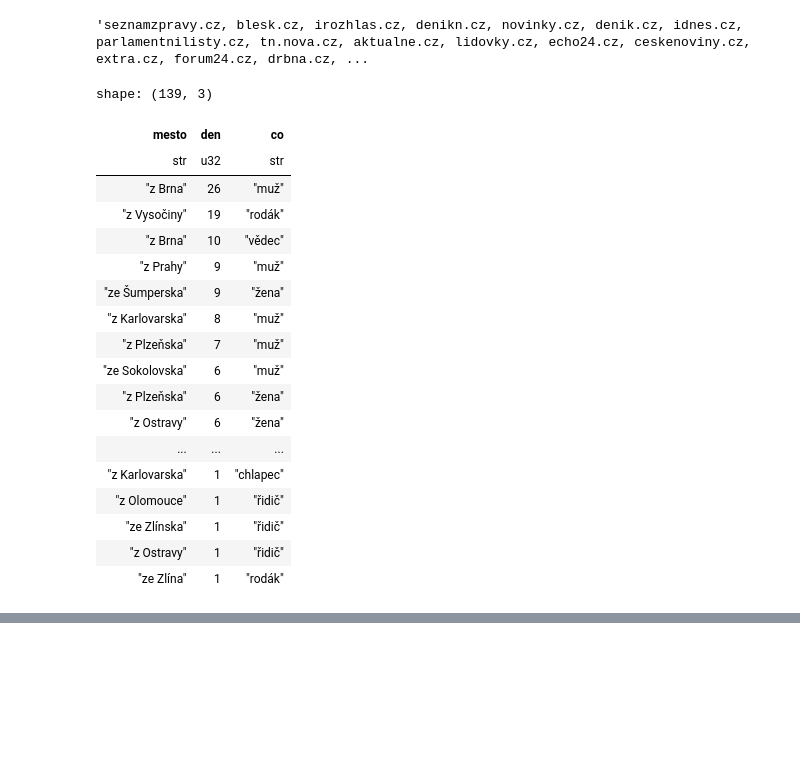
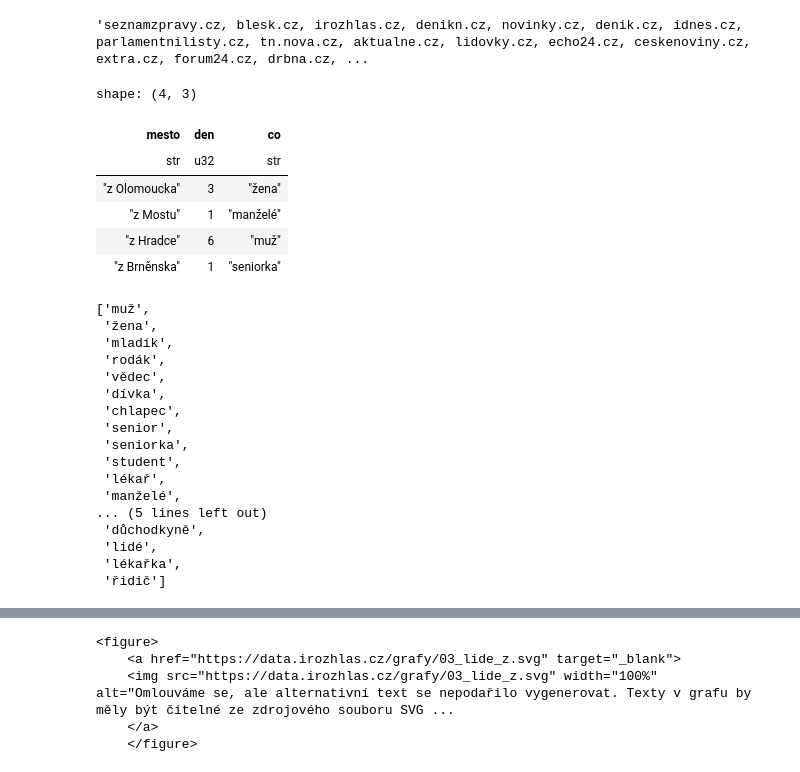
Before and after one commit to michalkasparek/sloupky-pro-host, a Jupyter notebook: 03_muz_z.ipynb, the cells around one changed output, grey strips where cells are left out. Drawn from its saved outputs; the diff is of its cells as text; code cells hidden in the pictures; blank space fills up the shorter version.

```diff
--- a/03_muz_z.ipynb
+++ b/03_muz_z.ipynb
@@ -58,13 +85,13 @@ do_grafu_df = pl.concat(
         najdi_vyskyty("muž",r"(?i)muž(e|i|em|ích|ům|ovi|ů){0,1} ze{0,1} "),
         najdi_vyskyty("mladík",r"(?i)mladí(k|ka|kovi|ku|kem|ci|ky|ků|kům|kách|cích){0,1} ze{0,1} "),
         najdi_vyskyty("lidé",r"(?i)lid(é|í|mi|em|ech) ze{0,1} "),
-        najdi_vyskyty("děti",r"(?i)dět(i|í|em|ech) ze{0,1} "),
+        najdi_vyskyty("dítě",r"(?i)d(ěti|ětí|ětem|ětech|ítě|ítětem|ítěti|ítěte) ze{0,1} "),
         najdi_vyskyty("žena",r"(?i)žen(a|y|u|ě|ou|ami|ách|ám){0,1} ze{0,1} "),
         najdi_vyskyty("dívka",r"(?i)dív(ka|kou|ce|ek|ky|kám|kách|kami) ze{0,1} "),
         najdi_vyskyty("stařík","(?i)staří(k|ka|kovi|ku|kem|ci|ky|kům|kách|cích){0,1} ze{0,1} "),
         najdi_vyskyty("rodačka",r"(?i)rodač(ka|ky|kou|kách|ce|kami){0,1} ze{0,1} "),
         najdi_vyskyty("důchodce",r"(?i)důchodc(e|i|em|ovi|ům|ích){0,1} ze{0,1} "),
-        najdi_vyskyty("senior",r"(?i)senio[rř](u|ovi|em|a|i|ům|ech|y){0,1} ze{0,1} "),
+        najdi_vyskyty("senior",r"(?i)senio[rř](a|em|i|u|ovi|r|y|ům|ech){0,1} ze{0,1} "),
         najdi_vyskyty("studentka",r"(?i)student[kc](a|ou|e|ek|y|ám|ami|ách){0,1} ze{0,1} "),
         najdi_vyskyty("manželé",r"(?i)manžel(é|ům|y|ech|ové) ze{0,1} "),
         najdi_vyskyty("kamarádi",r"(?i)kamarád(i|ům|ech|ů) ze{0,1} "),
@@ -78,7 +105,6 @@ do_grafu_df = pl.concat(
         najdi_vyskyty("bezdomovec",r"(?i)bezdomov(ec|ci|covi|ce|cem|ci|cům|cích){0,1} ze{0,1} "),
         najdi_vyskyty("seniorka",r"(?i)senior[kc](a|e|y|ou|ám|ách|ami){0,1} ze{0,1} "),
         najdi_vyskyty("důchodkyně",r"(?i)důchodk(yně|yni|yní|yněmi|yních){0,1} ze{0,1} "),
-        najdi_vyskyty("senior",r"(?i)senio[rř](a|em|i|u|ovi|r|y|ům|ech){0,1} ze{0,1} "),
         najdi_vyskyty("školák",r"(?i)školá[kc](a|em|u|ovi|r|y|ům|ech|ích){0,1} ze{0,1} "),
         najdi_vyskyty("školačka",r"(?i)školač[kc](a|ou|y|ami|ách|ek){0,1} ze{0,1} "),
         najdi_vyskyty("přátelé",r"(?i)přátel(e|é|i|ům|ích|ech|y){0,1} ze{0,1} "),
@@ -94,7 +120,7 @@ do_grafu_df = pl.concat(
         najdi_vyskyty("lékař",r"(?i)lékař(e|i|em|u|ovi|ům|y|ů|ích){0,1} ze{0,1} "),
         najdi_vyskyty("doktor",r"(?i)dokto[rř](a|em|u|ovi|i|ech|ům|y|ích){0,1} ze{0,1} "),
         najdi_vyskyty("lékařka",r"(?i)lékař(ka|kou|ce|ky|kami|ek|kách){0,1} ze{0,1} "),
-        najdi_vyskyty("doktorka",r"(?i)doktor(ka|kou|ce|ky|kami|ek|kách){0,1} ze{0,1} "),
+        najdi_vyskyty("doktorka",r"(?i)doktor(ka|kou|ce|ky|kami|ek|kách){0,1} ze{0,1} ")
     ]
 )
 # %%
@@ -114,7 +140,9 @@ nechceme = [
     'z USA',
     'z US',
     'z Německa',
-    'z Gazy'
+    'z Gazy',
+    'z Ruska',
+    'z Bohnic'
 ]
 
 do_grafu = do_grafu_df.filter(
@@ -140,29 +168,41 @@ filtr_cetnosti = (
 
 do_grafu = do_grafu.filter(pl.col("co").is_in(filtr_cetnosti))
 
+aspon_x_lidi = do_grafu.group_by("mesto").agg(pl.col("co").unique().len()).filter(pl.col("co") >= 3).select(pl.col("mesto")).to_series().to_list()
+
+do_grafu = do_grafu.filter(pl.col("mesto").is_in(aspon_x_lidi))
+
 poradi_kategorii = do_grafu.group_by("co").agg(pl.col("den").sum()).sort(by="den",descending=True).select(pl.col("co")).to_series().to_list()
-
-do_grafu
-# %% [output]
-shape: (139, 3)
-| mesto | den | co |
-| str | u32 | str |
-| "z Brna" | 26 | "muž" |
-| "z Vysočiny" | 19 | "rodák" |
-| "z Brna" | 10 | "vědec" |
-| "z Prahy" | 9 | "muž" |
-| "ze Šumperska" | 9 | "žena" |
-| "z Karlovarska" | 8 | "muž" |
-| "z Plzeňska" | 7 | "muž" |
-| "ze Sokolovska" | 6 | "muž" |
-| "z Plzeňska" | 6 | "žena" |
-| "z Ostravy" | 6 | "žena" |
-| ... | ... | ... |
-| "z Karlovarska" | 1 | "chlapec" |
-| "z Olomouce" | 1 | "řidič" |
-| "ze Zlínska" | 1 | "řidič" |
-| "z Ostravy" | 1 | "řidič" |
-| "ze Zlína" | 1 | "rodák" |
+# %%
+do_grafu.sample(4)
+# %% [output]
+shape: (4, 3)
+| mesto | den | co |
+| str | u32 | str |
+| "z Olomoucka" | 3 | "žena" |
+| "z Mostu" | 1 | "manželé" |
+| "z Hradce" | 6 | "muž" |
+| "z Brněnska" | 1 | "seniorka" |
+# %%
+poradi_kategorii
+# %% [output]
+['muž',
+ 'žena',
+ 'mladík',
+ 'rodák',
+ 'vědec',
+ 'dívka',
+ 'chlapec',
+ 'senior',
+ 'seniorka',
+ 'student',
+ 'lékař',
+ 'manželé',
+... (5 lines left out)
+ 'důchodkyně',
+ 'lidé',
+ 'lékařka',
+ 'řidič']
 # %%
 mrizka='lightgray'
 
@@ -201,2 +247,14 @@ chart.configure_view(stroke='transparent')
 # %% [output]
 [interactive output not drawn]
+# %%
+me_to_neurazi(
+    graf=chart,
+    kredity="",
+    soubor="03_lide_z"
+)
+# %% [output]
+<figure>
+    <a href="https://data.irozhlas.cz/grafy/03_lide_z.svg" target="_blank">
+    <img src="https://data.irozhlas.cz/grafy/03_lide_z.svg" width="100%" alt="Omlouváme se, ale alternativní text se nepodařilo vygenerovat. Texty v grafu by měly být čitelné ze zdrojového souboru SVG ...
+    </a>
+    </figure>
```
Also changed, not shown: parts of 11 cells of this notebook, 3 other files.
